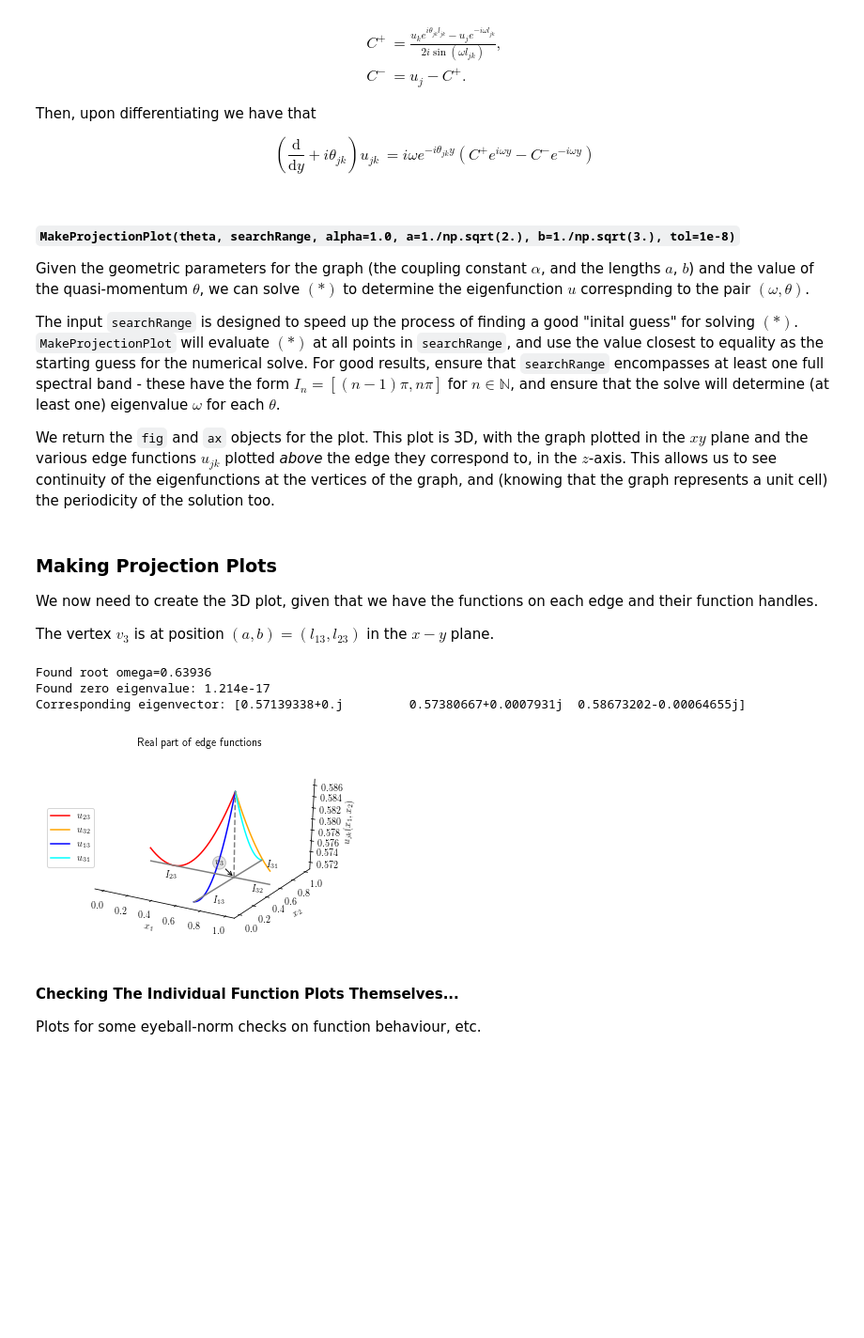
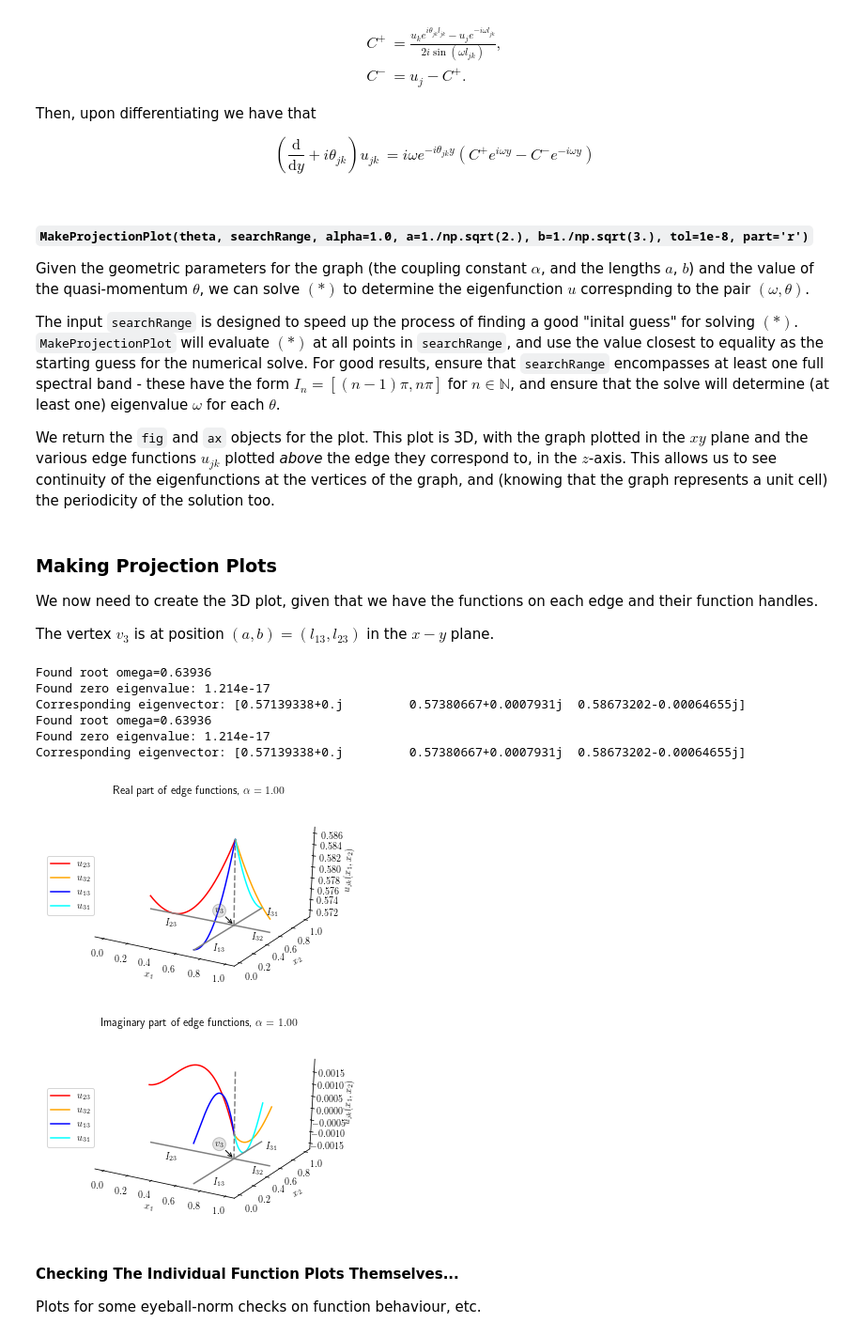
Before and after one commit to willGraham01/PhD-Work-Git, a Jupyter notebook: QG_Code/5VertexGraph_CrossSetup/SingularStructureEigenfunctionPlots.ipynb, the cells around one changed output. Shown: that part at 94% size. Drawn from its saved outputs; the diff is of its cells as text; code cells hidden in the pictures; blank space fills up the shorter version.

```diff
--- a/QG_Code/5VertexGraph_CrossSetup/SingularStructureEigenfunctionPlots.ipynb
+++ b/QG_Code/5VertexGraph_CrossSetup/SingularStructureEigenfunctionPlots.ipynb
@@ -304,7 +304,7 @@ def EdgeFunctionDT(l, omega, qm, uj, uk, tol=1e-8):
     # return the function on the edge
     return du
 # %% [markdown]
-#### `MakeProjectionPlot(theta, searchRange, alpha=1.0, a=1./np.sqrt(2.), b=1./np.sqrt(3.), tol=1e-8)`
+#### `MakeProjectionPlot(theta, searchRange, alpha=1.0, a=1./np.sqrt(2.), b=1./np.sqrt(3.), tol=1e-8, part='r')`
 
 Given the geometric parameters for the graph (the coupling constant $\alpha$, and the lengths $a$, $b$) and the value of the quasi-momentum $\theta$, we can solve $(*)$ to determine the eigenfunction $u$ correspnding to the pair $(\omega, \theta)$.
 
@@ -316,7 +316,7 @@ We return the `fig` and `ax` objects for the plot.
 This plot is 3D, with the graph plotted in the $xy$ plane and the various edge functions $u_{jk}$ plotted _above_ the edge they correspond to, in the $z$-axis.
 This allows us to see continuity of the eigenfunctions at the vertices of the graph, and (knowing that the graph represents a unit cell) the periodicity of the solution too.
 # %%
-def MakeProjectionPlot(theta, searchRange, alpha=1.0, a=1./np.sqrt(2.), b=1./np.sqrt(3.), tol=1e-8):
+def MakeProjectionPlot(theta, searchRange, alpha=1.0, a=1./np.sqrt(2.), b=1./np.sqrt(3.), tol=1e-8, part='r'):
     '''
     Given the geometric parameters of the graph, along with the central coupling constant and
     quasi-momentum value, produce a plot of the eigenfunction corresponding to the eigenvalue pair
@@ -329,6 +329,7 @@ def MakeProjectionPlot(theta, searchRange, alpha=1.0, a=1./np.sqrt(2.), b=1./np.
         a, b: (optional) float - default 1/sqrt(2), 1/sqrt(3); the lengths of the broken edges where artifical
             vertices were introduced. a,b should be irrationally related.
         tol: (optional) float - default 1e-8; tolerance to which we accept numerical solutions as correct
+        part: (optional) string - default 'r'; if 'r', the real part will be plotted, if 'i', the imaginary part will be plotted
     OUTPUTS:
         fig, ax: matplotlib figure handles; plot window contains a 3D rendition of the eigenfunction with the
             graph underneath.
@@ -384,7 +385,14 @@ def MakeProjectionPlot(theta, searchRange, alpha=1.0, a=1./np.sqrt(2.), b=1./np.
     # prepare the figure window
     fig = plt.figure()
     ax = fig.gca(projection='3d')
-    ax.set_title(r'Real part of edge functions')
+    alphaString = r'$\alpha = ' + '{:.2f}'.format(alpha) + '$'
+    if part=='r':
+        ax.set_title(r'Real part of edge functions, ' + alphaString)
+    elif part=='i':
+        ax.set_title(r'Imaginary part of edge functions, ' + alphaString)
+    else:
+        print('Bad input for part: using default value (real)')
+        ax.set_title(r'Real part of edge functions')
     ax.set_xlabel(r'$x_1$')
     ax.set_ylabel(r'$x_2$')
     ax.set_zlabel(r'$u_{jk}(x_1,x_2)$')
@@ -393,14 +401,22 @@ def MakeProjectionPlot(theta, searchRange, alpha=1.0, a=1./np.sqrt(2.), b=1./np.
     # plot the edge functions
     x23 = I23; x32 = l23 + I32
     y23 = l13 * np.ones_like(x23); y32 = l13 * np.ones_like(x32)
-    z23 = np.real( u23(I23) ); z32 = np.real( u32(I32) )
+    if part=='i':
+        z23 = np.imag( u23(I23) ); z32 = np.imag( u32(I32) )
+    else:
+        #warning has already been raised if necessary earlier, so safe to assume default value
+        z23 = np.real( u23(I23) ); z32 = np.real( u32(I32) )
     ax.plot(x23, y23, z23, 'red', label=r'$u_{23}$')
     ax.plot(x32, y32, z32, 'orange', label=r'$u_{32}$')
 
 
     y13 = I13; y31 = l13 + I31
     x13 = l23 * np.ones_like(y13); x31 = l23 * np.ones_like(y31)
-    z13 = np.real( u13(I13) ); z31 = np.real( u31(I31) )
+    if part=='i':
+        z13 = np.imag( u13(I13) ); z31 = np.imag( u31(I31) )
+    else:
+        #warning has already been raised if necessary earlier, so safe to assume default value
+        z13 = np.real( u13(I13) ); z31 = np.real( u31(I31) )
     ax.plot(x13, y13, z13, 'blue', label=r'$u_{13}$')
     ax.plot(x31, y31, z31, 'cyan', label=r'$u_{31}$')
 
@@ -460,22 +476,32 @@ The vertex $v_3$ is at position $(a, b) = (l_{13}, l_{23})$ in the $x-y$ plane.
 # %%
 # Graph parameters
 alpha = 1.0
 a = 1./np.sqrt(2.); b = 1./np.sqrt(3.)
 # Range in which to search for eigenvalue (typically a band of the form [(n-1)pi,pi])
 searchRange = np.linspace(0, np.pi, 1000)
 theta = np.array([np.pi/4., np.pi/4.])
 
-funcFig, funcAx = MakeProjectionPlot(theta, searchRange, alpha=alpha, a=a, b=b)
+# make plots for real and imaginary parts
+funcFigR, funcAxR = MakeProjectionPlot(theta, searchRange, alpha=alpha, a=a, b=b)
+funcFigI, funcAxI = MakeProjectionPlot(theta, searchRange, alpha=alpha, a=a, b=b, part='i')
 
-if 1==0:
-    saveStr = time.strftime('%d-%m-%y_%H-%M') + '3D-EdgePlot.pdf'
-    funcFig.savefig(saveStr, bbox_inches='tight')
-funcFig.show()
+# saving plots is always a manual label, especially for alpha!
+if 1==1:
+    saveStrR = time.strftime('%d-%m-%y_%H-%M') + '3D-EdgePlot-real-alpha1.pdf'
+    funcFigR.savefig(saveStrR, bbox_inches='tight')
+    saveStrI = time.strftime('%d-%m-%y_%H-%M') + '3D-EdgePlot-imag-alpha1.pdf'
+    funcFigI.savefig(saveStrI, bbox_inches='tight')
+funcFigR.show()
+funcFigI.show()
 # %% [output]
 Found root omega=0.63936
 Found zero eigenvalue: 1.214e-17
 Corresponding eigenvector: [0.57139338+0.j         0.57380667+0.0007931j  0.58673202-0.00064655j]
+Found root omega=0.63936
+Found zero eigenvalue: 1.214e-17
+Corresponding eigenvector: [0.57139338+0.j         0.57380667+0.0007931j  0.58673202-0.00064655j]
-[figure, old version]
+[figure, new version]
+[figure, added]
 # %% [markdown]
 #### Checking The Individual Function Plots Themselves...
 
```
Also changed, not shown: 5 other files.
